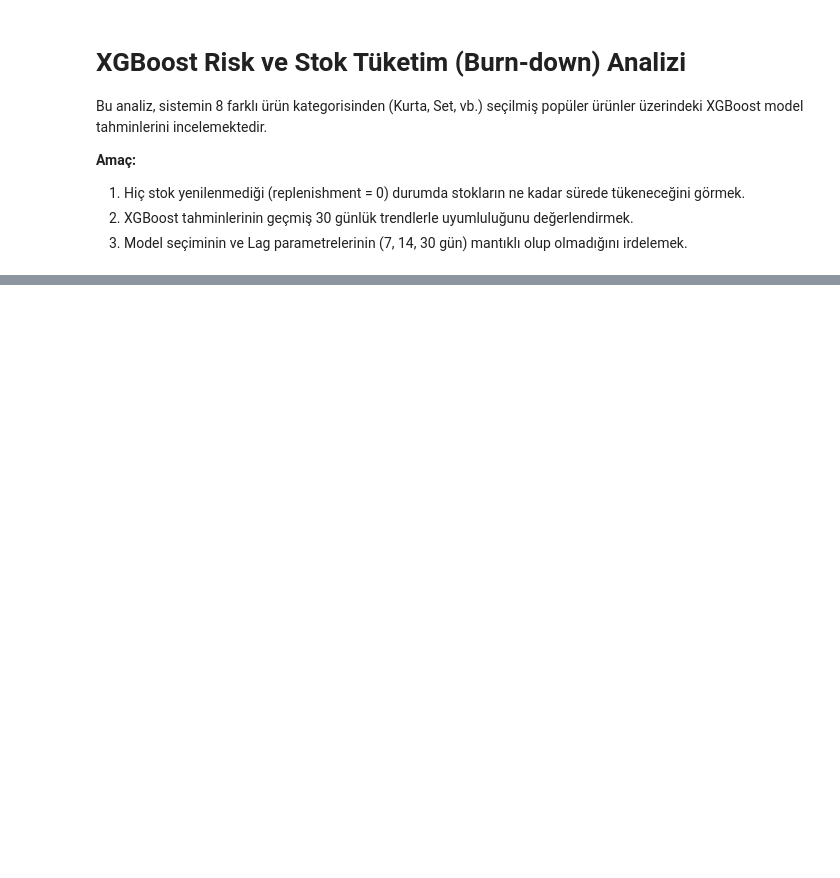
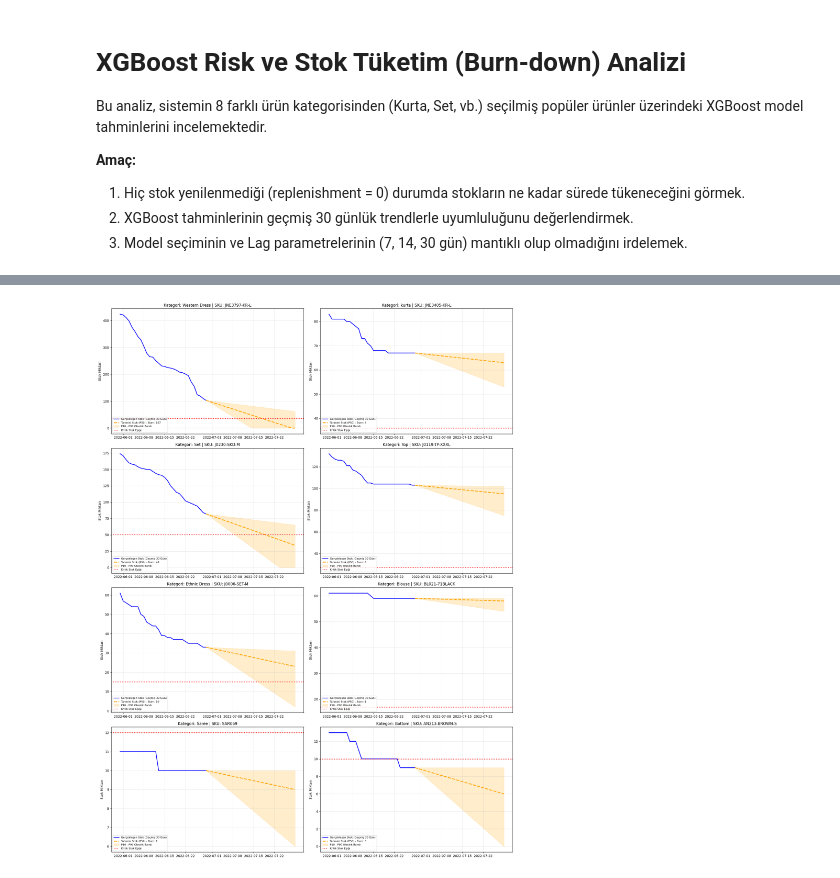
Before and after one commit to Haymr/Hybrid-ReAct-Risk-Agent, a Jupyter notebook: notebooks/XGBoost_Risk_Analysis.ipynb, the cells around one changed output, grey strips where cells are left out. Drawn from its saved outputs; the diff is of its cells as text; code cells hidden in the pictures; blank space fills up the shorter version.

Commit message:
docs(notebooks): update EDA, Evaluation, and Risk Analysis notebooks to Quantile XGBoost architecture with business interpretations

```diff
--- a/notebooks/XGBoost_Risk_Analysis.ipynb
+++ b/notebooks/XGBoost_Risk_Analysis.ipynb
@@ -79,8 +89,6 @@ for idx, sku in enumerate(skus_to_analyze):
     hist_sales.rename(columns={'index': 'date'}, inplace=True)
 
     # 3. Geçmiş Stok hesaplama (Geriye doğru)
-    # stock(T-1) = stock(T) + sales(T)
-    # listeyi tersten dolaşarak geçmiş stokları bul
     past_stocks = []
     temp_stock = current_stock
 
@@ -91,7 +99,7 @@ for idx, sku in enumerate(skus_to_analyze):
     past_stocks.reverse()
     hist_sales['stock'] = past_stocks
 
-    # 4. Gelecek tahmini (XGBoost ile)
+    # 4. Gelecek tahmini (XGBoost Quantile ile)
     lags_query = f'''
     SELECT
         SUM(CASE WHEN date > date('{max_date_str}', '-7 days') THEN qty ELSE 0 END) as lag_7,
@@ -99,43 +107,73 @@ for idx, sku in enumerate(skus_to_analyze):
         SUM(CASE WHEN date > date('{max_date_str}', '-30 days') THEN qty ELSE 0 END) as lag_30
     FROM sales_history
     WHERE sku = '{sku}'
     '''
     lags = pd.read_sql_query(lags_query, conn)
-    pred_30d = int(model.predict(lags[['lag_7', 'lag_14', 'lag_30']]).clip(min=0)[0])
+    lags['lag_7'] = lags['lag_7'].fillna(0)
+    lags['lag_14'] = lags['lag_14'].fillna(0)
+    lags['lag_30'] = lags['lag_30'].fillna(0)
+
+    lags['velocity_ratio'] = lags['lag_7'] / (lags['lag_30'] + 1)
+    lags['is_no_history'] = (lags['lag_30'] == 0).astype(int)
+
+    preds = model.predict(lags[['lag_7', 'lag_14', 'lag_30', 'velocity_ratio', 'is_no_history']])
+    preds = np.clip(preds, 0, None).astype(int)
+    pred_p10, pred_p50, pred_p90 = preds[0][0], preds[0][1], preds[0][2]
 
     # Gelecek 30 güne günlük tahmini dağıt
-    daily_burn = pred_30d / 30.0
+    daily_burn_p10 = pred_p10 / 30.0
+    daily_burn_p50 = pred_p50 / 30.0
+    daily_burn_p90 = pred_p90 / 30.0
+
     future_dates = pd.date_range(start=max_date + pd.Timedelta(days=1), periods=30)
 
-    future_stocks = []
-    sim_stock = current_stock
+    future_stocks_p10 = []
+    future_stocks_p50 = []
+    future_stocks_p90 = []
+
+    sim_stock_p10 = current_stock
+    sim_stock_p50 = current_stock
+    sim_stock_p90 = current_stock
+
     for _ in range(30):
-        sim_stock -= daily_burn
-        future_stocks.append(max(0, sim_stock)) # Stok 0'ın altına düşemez
+        sim_stock_p10 -= daily_burn_p10
+        sim_stock_p50 -= daily_burn_p50
+        sim_stock_p90 -= daily_burn_p90
+        future_stocks_p10.append(max(0, sim_stock_p10))
+        future_stocks_p50.append(max(0, sim_stock_p50))
+        future_stocks_p90.append(max(0, sim_stock_p90))
 
-    future_df = pd.DataFrame({'date': future_dates, 'stock': future_stocks})
+    future_df = pd.DataFrame({'date': future_dates, 'stock_p10': future_stocks_p10, 'stock_p50': future_stocks_p50, 'stock_p90': future_stocks_p90})
 
     # Grafiği çiz
     ax = axes[idx]
 
     # Geçmiş
     ax.plot(hist_sales['date'], hist_sales['stock'], label='Gerçekleşen Stok (Geçmiş 30 Gün)', color='blue', linewidth=2)
 
-    # Gelecek Tahmini
-    # Çizgileri bağlamak için
+    # Gelecek Tahmini (P50 Medyan)
     connect_df = pd.concat([hist_sales.iloc[-1:], future_df])
-    ax.plot(connect_df['date'], connect_df['stock'], label=f'Tahmini Stok (Gelecek 30 Gün) - Burn: {pred_30d}', color='orange', linestyle='--', linewidth=2.5)
+    connect_df['stock_p50'] = connect_df['stock_p50'].fillna(connect_df['stock'])
+    connect_df['stock_p10'] = connect_df['stock_p10'].fillna(connect_df['stock'])
+    connect_df['stock_p90'] = connect_df['stock_p90'].fillna(connect_df['stock'])
+
+    ax.plot(connect_df['date'], connect_df['stock_p50'], label=f'Tahmini Stok (P50) - Burn: {pred_p50}', color='orange', linestyle='--', linewidth=2.5)
+
+    # P10 ve P90 bandı (Risk Aralığı)
+    ax.fill_between(connect_df['date'].values, connect_df['stock_p90'].values, connect_df['stock_p10'].values, color='orange', alpha=0.2, label='P10 - P90 Olasılık Bandı')
 
     # Kritik Eşik
     ax.axhline(y=threshold, color='red', linestyle=':', label='Kritik Stok Eşiği', linewidth=2)
 
     # Formatlama
     ax.set_title(f"Kategori: {category} | SKU: {sku}")
     ax.set_ylabel("Stok Miktarı")
     ax.grid(True, alpha=0.3)
-    ax.legend()
+    ax.legend(loc="lower left", fontsize=8)
 
 plt.tight_layout()
 plt.show()
+# %% [output]
+[figure, added]
 # %% [markdown]
 
```
Also changed, not shown: parts of 2 cells of this notebook, 2 other files.
